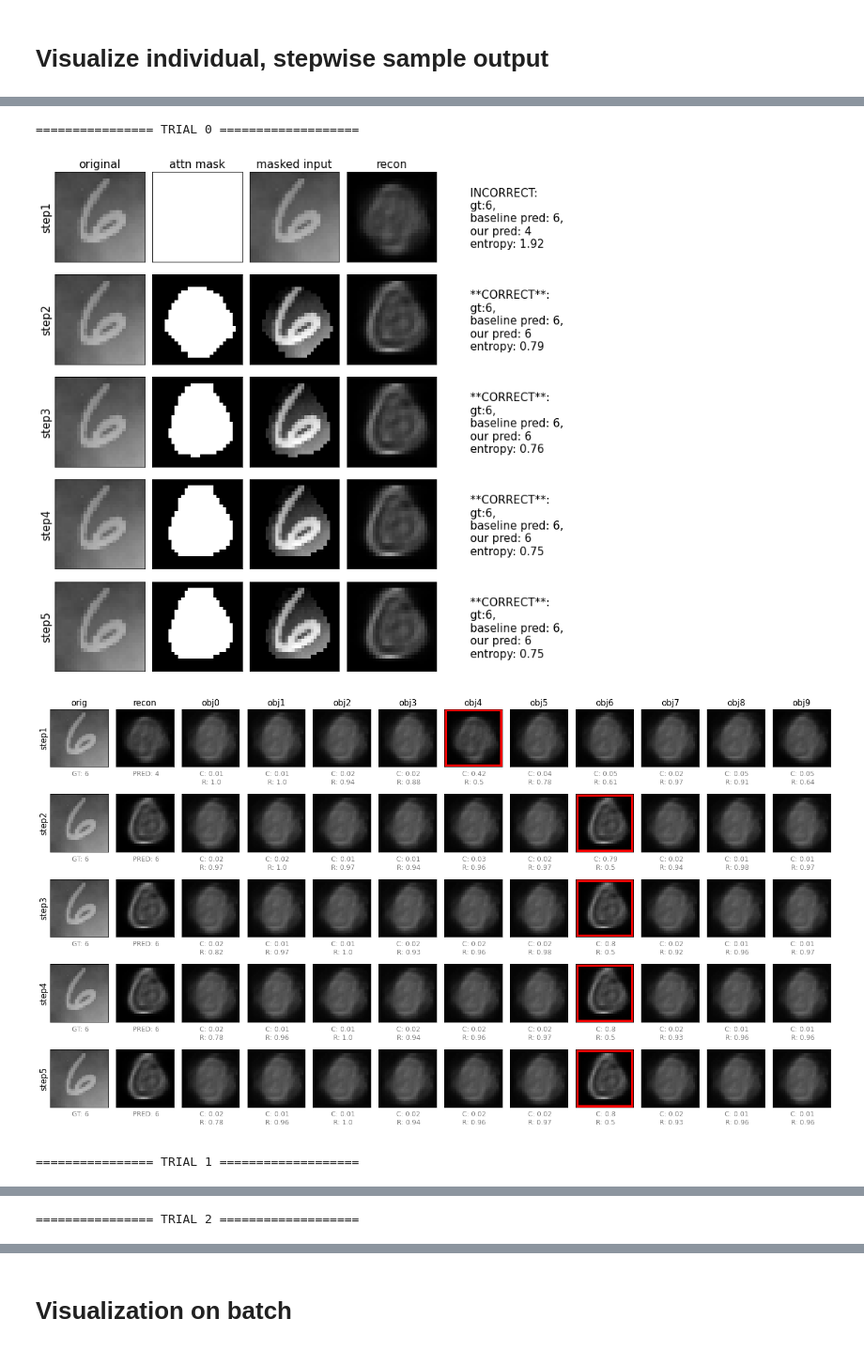
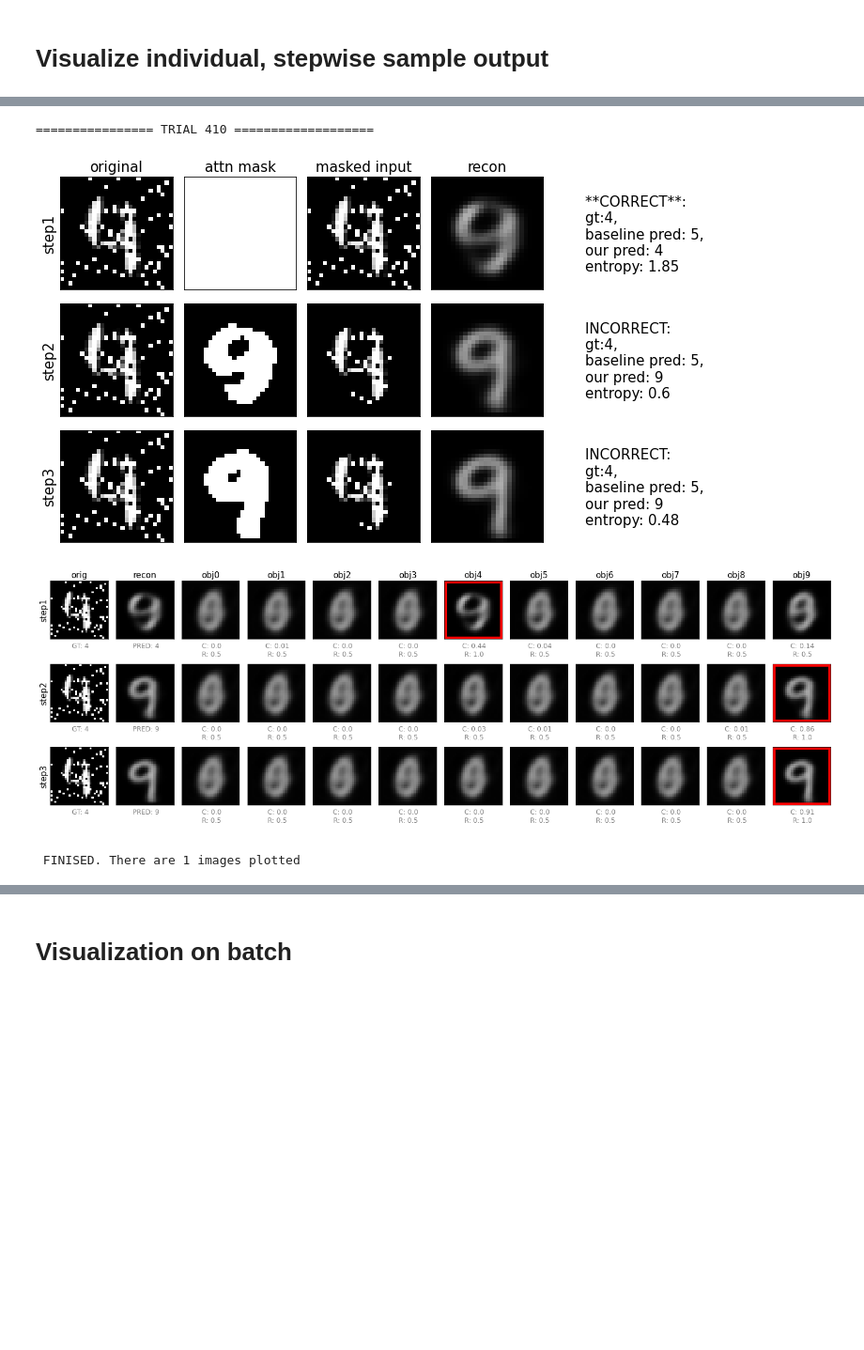
Before and after one commit to ahnchive/ORA-recognition, a Jupyter notebook: eval_visualization_rrcapsnet.ipynb, the cells around one changed output, grey strips where cells are left out. Shown: that part at 94% size. Drawn from its saved outputs; the diff is of its cells as text; code cells hidden in the pictures; blank space fills up the shorter version.

```diff
--- a/eval_visualization_rrcapsnet.ipynb
+++ b/eval_visualization_rrcapsnet.ipynb
@@ -614,8 +629,9 @@ modellist = [
 
 # './results/mnist/May29_2045_blur_res4_run1/best_epoch32_acc1.0000.pt',
 
-'./results/mnist/Aug14_0524_lsf_res4_run2/best_epoch29_acc1.0000.pt'
 # './results/mnist/Aug14_0525_hsf_res4_run2/best_epoch25_acc1.0000.pt',
+'./results/mnist/Aug14_0508_lsf_res4_run1/best_epoch30_acc1.0000.pt'
+# './results/mnist/Aug14_0524_lsf_res4_run2/best_epoch29_acc1.0000.pt'
 
 ]
 
@@ -695,11 +711,11 @@ model is loaded from ./results/mnist/Aug14_0525_hsf_res4_run2/best_epoch25_acc1.
 #############################
 
 # task and dataset
-task='mnist_c_mini' #'mnist_c_mini', 'mnist_recon', 'mnist_c_original'
+task= 'mnist_c_original'#'mnist_c_mini' #'mnist_c_mini', 'mnist_recon', 'mnist_c_original'
 
 train=False #train or test dataset
 
-corruption_index =12
+corruption_index = 3
 corruption =CORRUPTION_TYPES[corruption_index-1]
 
 # model and args load
@@ -707,12 +723,13 @@ print_args=False
 args_to_update = {'device':DEVICE, 'batch_size':BATCHSIZE,
                  'time_steps': 5, 'routings': 3, 'mask_threshold': 0.1}
 
-load_model_path = './models/rrcapsnet/rrcapsnet_best.pt'
-load_model_path = './results/mnist/May25_2049_recon_edge_run1/best_epoch68_acc0.9980.pt'
-load_model_path= './results/mnist/May25_2131_recon_edge_run3/best_epoch70_acc0.9987.pt'
-load_model_path = './results/mnist/May29_2045_blur_res4_run1/best_epoch32_acc1.0000.pt'
-load_model_path = './results/mnist/Aug14_0524_lsf_res4_run2/best_epoch29_acc1.0000.pt'
-load_model_path = './results/mnist/Aug14_0525_hsf_res4_run2/best_epoch25_acc1.0000.pt'
+# load_model_path = './models/rrcapsnet/rrcapsnet_best.pt'
+# load_model_path = './results/mnist/May25_2049_recon_edge_run1/best_epoch68_acc0.9980.pt'
+# load_model_path= './results/mnist/May25_2131_recon_edge_run3/best_epoch70_acc0.9987.pt'
+# load_model_path = './results/mnist/May29_2045_blur_res4_run1/best_epoch32_acc1.0000.pt'
+# load_model_path = './results/mnist/Aug14_0524_lsf_res4_run2/best_epoch29_acc1.0000.pt'
+# load_model_path = './results/mnist/Aug14_0525_hsf_res4_run2/best_epoch25_acc1.0000.pt'
+load_model_path = './results/mnist/Aug14_0508_lsf_res4_run1/best_epoch30_acc1.0000.pt'
 
 # model comparison
 compare_with_cnn = True
@@ -729,9 +746,9 @@ if task == 'mnist_c_mini':
     print(f'==> corruption type: {corruption}, this batch acc: {acc_model.mean().item()}')
 elif task =='mnist_c_original':
     print("original is used")
-    batchnum=0
+    batch_num=4 #1
     x, gtx, y_hot, acc_model, objcaps_len_step, x_recon_step, outputs_model = \
-    evaluate_model_on_mnistc_original(corruption, model, verbose=False, save_hooks=True, max_batch_num=batchnum)
+    evaluate_model_on_mnistc_original(corruption, model, verbose=False, save_hooks=True, batch_num= batch_num)
     print(f'==> corruption type: {corruption}, this batch acc: {acc_model.mean().item()}')
 else:
 #     batchnum=corruption_index*int(1000/BATCHSIZE)-1
@@ -781,7 +798,7 @@ if compare_with_cnn:
     elif task =='mnist_c_original':
         print("original is used")
         data_cnn, target_cnn, logsoft_cnn, pred_cnn, acc_cnn \
-        =  evaluate_cnn_on_mnistc_original(corruption, cnn,  max_batch_num=batchnum)
+        =  evaluate_cnn_on_mnistc_original(corruption, cnn,  batch_num= batch_num)
         print(f'==> corruption type: {corruption}, this batch acc: {acc_cnn.float().mean().item()}')
 
     pred_to_compare = pred_cnn
@@ -823,7 +842,7 @@ DECODER: fcn, w/ None projection
 # stepwise visualization
 ###################################
 idx_start = 0 # can't be higher than batchsize
-n_image =500
+n_image =1000
 
 ## plot condition
 condition = 'first correct last incorrect'
@@ -831,7 +850,7 @@ condition = 'first incorrect last correct'
 # condition = 'first incorrect last incorrect'
 condition = 'all'
 # condition = 'correct'
-# condition = 'incorrect'
+condition = 'incorrect'
 
 ## plot only specific categories
 # idx_category =0
@@ -839,43 +858,44 @@ condition = 'all'
 # condition = list(np.where(boolidx==True)[0])
 
 ## plot different steps
-# n_step = 3
-# boolidx = nstep==n_step
+# n_step = 4
+# boolidx = (nstep==n_step).cpu().numpy()
 # condition = list(np.where(boolidx==True)[0])
 
 ## plot by ids
 # condition = [6, 41, 66]
 # condition = [7, 11]
 # condition = [66, 114, 656] #batchnum1
 # condition = [6] #batchnum2
 # condition = [6] #batchnum3
 # condition = [17]
 # condition = [8] #batchnum 3
 # condition = [22, 33,41,44,75,82,88,147] #fog batch
 # condition = [6,7]
 # condition = [17]
 # condition = [447]
 # condition = [167, 502, 1466]
 
 # condition = trialid_to_visualize #[:20]
 # condition = list(np.where(nstep==3)[0])
 # condition = [309]
 # condition = [560, 893]
 # condition=[7]
 # condition=[82, 92]
 
 # condition = [329,336]
+condition = [410]
 idx_plotted =\
 visualize_detail(model, x.to(DEVICE), y_hot, outputs_model,
                  x_recon_step, objcaps_len_step, args,
                  start=idx_start, n_image=n_image, plot_trials_when = condition,
                  plot_routings=False,
                  pred_to_compare=pred_to_compare,
-                 num_steps_to_finish=list(nstep),
+                 num_steps_to_finish=list(nstep.cpu().numpy()),
                  entropy = entropy_model
                 )
 # %% [output]
-================ TRIAL 0 ===================
+================ TRIAL 410 ===================
-[figure, old version]
+[figure, new version]
-[figure, old version]
+[figure, new version]
-================ TRIAL 1 ===================
+ FINISED. There are 1 images plotted
@@ -884 +901,0 @@ visualize_detail(model, x.to(DEVICE), y_hot, outputs_model,
-================ TRIAL 2 ===================
```
Also changed, not shown: parts of 5 cells of this notebook, 11 other files.
